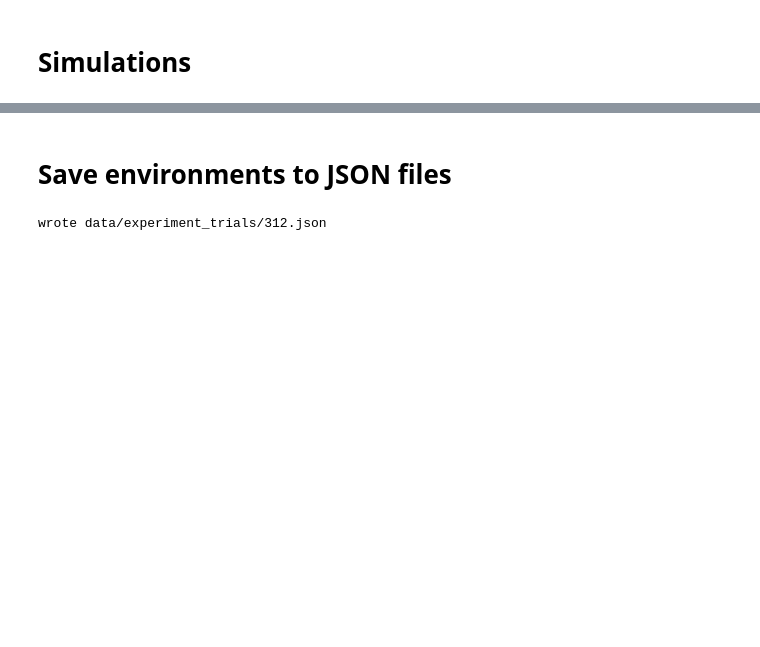
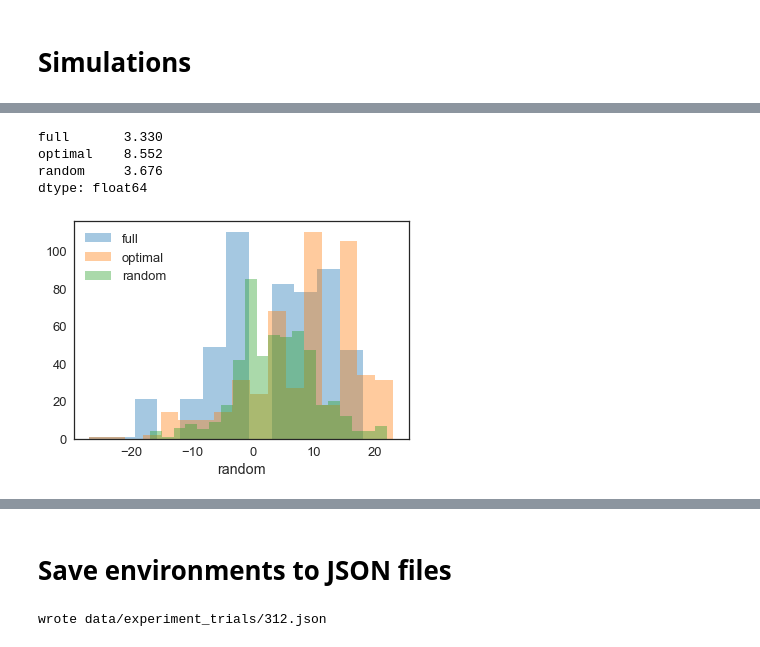
Before and after one commit to fredcallaway/planning, a Jupyter notebook: python/x12-trees.ipynb, the cells around one changed output, grey strips where cells are left out. Drawn from its saved outputs; the diff is of its cells as text; code cells hidden in the pictures; blank space fills up the shorter version.

```diff
--- a/python/x12-trees.ipynb
+++ b/python/x12-trees.ipynb
@@ -122,0 +122,19 @@ plt.ylabel('n_clicks')
+# %%
+def pol_returns(envs):
+    return pd.DataFrame({
+        'optimal': get_util(optimal_policy, envs, return_mean=0),
+        'random': get_util(MouselabPolicy({'term_reward': 0}), envs, return_mean=0),
+        'full': get_util(FixedPlanPolicy(range(1, env.term_action+1)), envs, return_mean=0),
+    })
+
+dd = pol_returns(envs)
+for k, v in dd.items():
+    sns.distplot(v, label=k, kde=0)
+plt.legend()
+print(dd.mean())
+# %% [output]
+full       3.330
+optimal    8.552
+random     3.676
+dtype: float64
+[figure, added]
```
Also changed, not shown: parts of 13 cells of this notebook, 15 other files.
